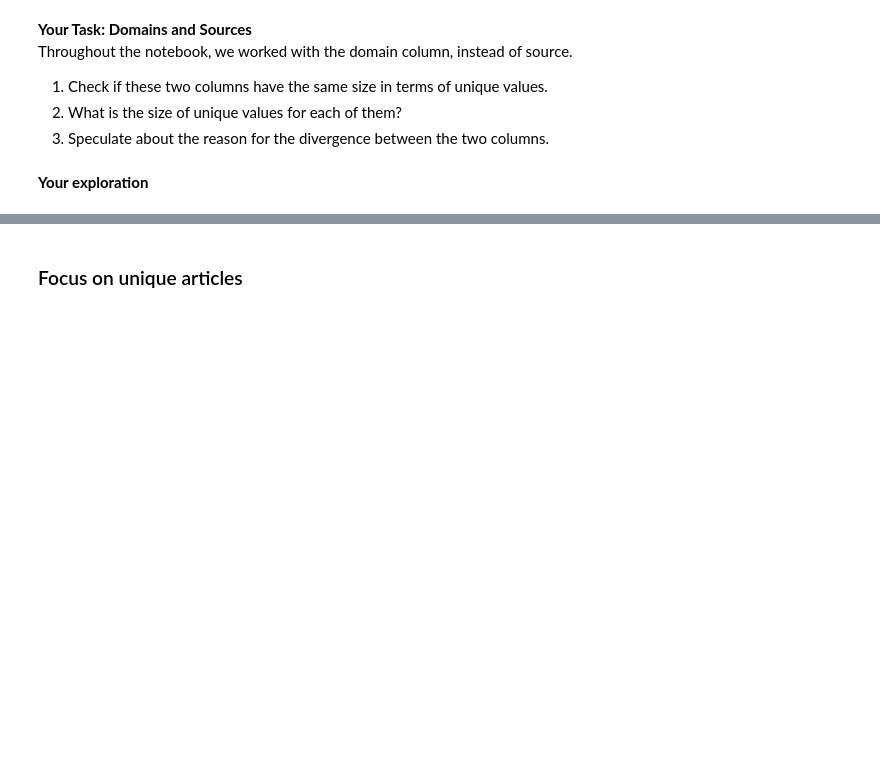
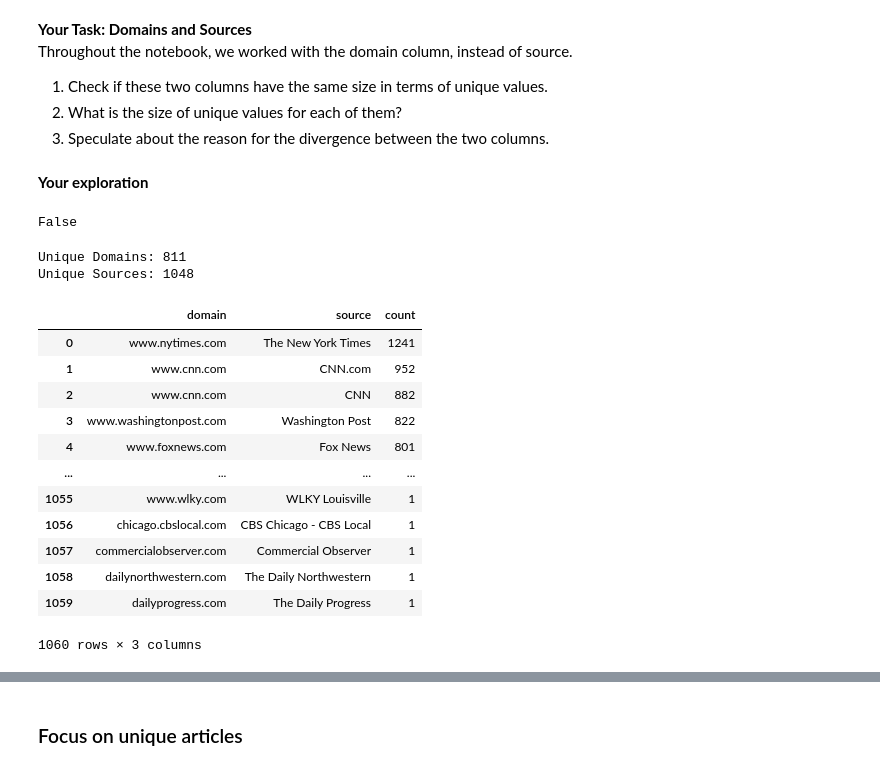
Before and after one commit to ep108/cs3152024_ep108, a Jupyter notebook: CS315-Tutorial-GoogleTopStories/Exploring Google Top Stories.ipynb, the cells around one changed output, grey strips where cells are left out. Saved outputs shown, nothing was run; the diff lists cells and outputs as text; code cells hidden in the pictures; blank space fills up the shorter version.

Commit message:
Explored domains and sources

```diff
--- a/CS315-Tutorial-GoogleTopStories/Exploring Google Top Stories.ipynb
+++ b/CS315-Tutorial-GoogleTopStories/Exploring Google Top Stories.ipynb
@@ -405,3 +393,30 @@ Throughout the notebook, we worked with the domain column, instead of source.
 3. Speculate about the reason for the divergence between the two columns.
 # %% [markdown]
 **Your exploration**
+# %%
+df.domain.unique().size == df.source.unique().size
+# %% [output]
+False
+# %%
+print(f"Unique Domains: {df.domain.unique().size}")
+print(f"Unique Sources: {df.source.unique().size}")
+# %% [output]
+Unique Domains: 811
+Unique Sources: 1048
+# %%
+dom_src_counts = df[['domain','source']].value_counts().reset_index(name='count')
+dom_src_counts
+# %% [output]
+|  | domain | source | count |
+| 0 | www.nytimes.com | The New York Times | 1241 |
+| 1 | www.cnn.com | CNN.com | 952 |
+| 2 | www.cnn.com | CNN | 882 |
+| 3 | www.washingtonpost.com | Washington Post | 822 |
+| 4 | www.foxnews.com | Fox News | 801 |
+| ... | ... | ... | ... |
+| 1055 | www.wlky.com | WLKY Louisville | 1 |
+| 1056 | chicago.cbslocal.com | CBS Chicago - CBS Local | 1 |
+| 1057 | commercialobserver.com | Commercial Observer | 1 |
+| 1058 | dailynorthwestern.com | The Daily Northwestern | 1 |
+| 1059 | dailyprogress.com | The Daily Progress | 1 |
+1060 rows × 3 columns
```
Also changed, not shown: parts of 7 cells of this notebook.
